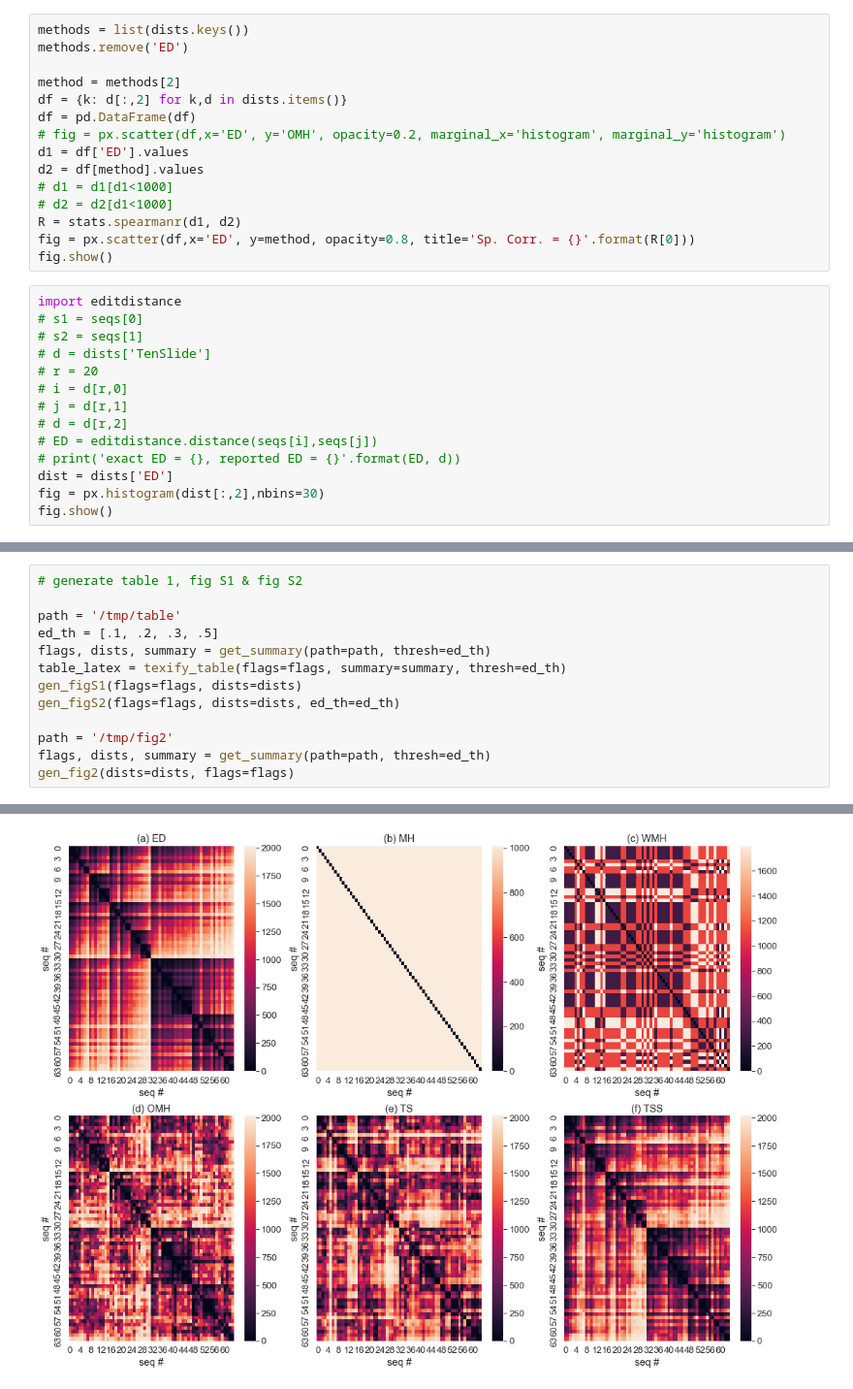
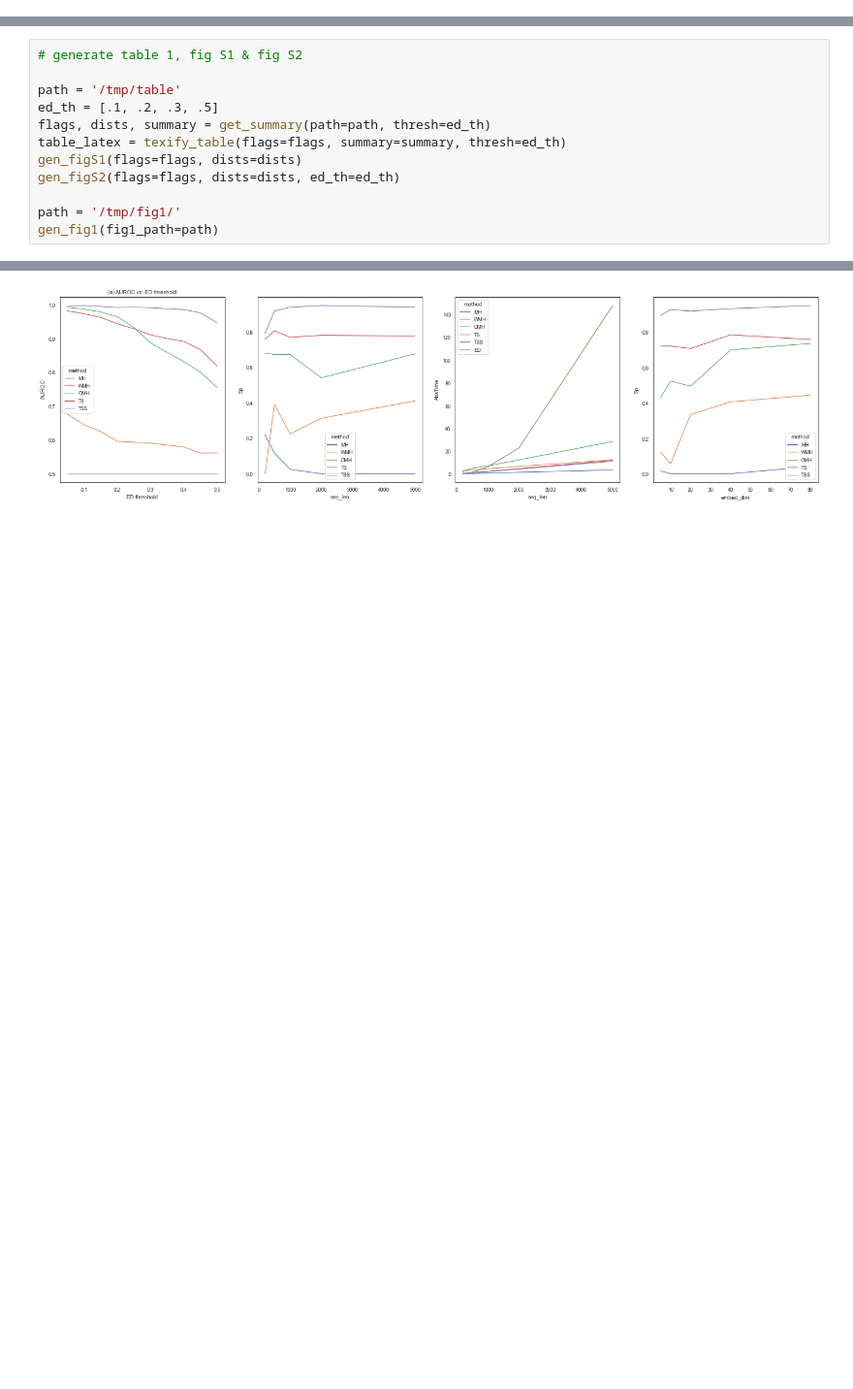
Before and after one commit to ajoudaki/PyTenSketch, a Jupyter notebook: view.ipynb, the cells around one changed output, grey strips where cells are left out. Shown at 97% size. Saved outputs shown, nothing was run; the diff lists cells and outputs as text; blank space fills up the shorter version.

```diff
--- a/view.ipynb
+++ b/view.ipynb
@@ -70,29 +127,0 @@ print('dists names : ', dists.keys())
-# %%
-methods = list(dists.keys())
-methods.remove('ED')
-
-method = methods[2]
-df = {k: d[:,2] for k,d in dists.items()}
-df = pd.DataFrame(df)
-# fig = px.scatter(df,x='ED', y='OMH', opacity=0.2, marginal_x='histogram', marginal_y='histogram')
-d1 = df['ED'].values
-d2 = df[method].values
-# d1 = d1[d1<1000]
-# d2 = d2[d1<1000]
-R = stats.spearmanr(d1, d2)
-fig = px.scatter(df,x='ED', y=method, opacity=0.8, title='Sp. Corr. = {}'.format(R[0]))
-fig.show()
-# %%
-import editdistance
-# s1 = seqs[0]
-# s2 = seqs[1]
-# d = dists['TenSlide']
-# r = 20
-# i = d[r,0]
-# j = d[r,1]
-# d = d[r,2]
-# ED = editdistance.distance(seqs[i],seqs[j])
-# print('exact ED = {}, reported ED = {}'.format(ED, d))
-dist = dists['ED']
-fig = px.histogram(dist[:,2],nbins=30)
-fig.show()
@@ -434,9 +392,8 @@ table_latex = texify_table(flags=flags, summary=summary, thresh=ed_th)
 gen_figS1(flags=flags, dists=dists)
 gen_figS2(flags=flags, dists=dists, ed_th=ed_th)
 
-path = '/tmp/fig2'
-flags, dists, summary = get_summary(path=path, thresh=ed_th)
-gen_fig2(dists=dists, flags=flags)
+path = '/tmp/fig1/'
+gen_fig1(fig1_path=path)
 # %% [output]
 The PostScript backend does not support transparency; partially transparent artists will be rendered opaque.
 The PostScript backend does not support transparency; partially transparent artists will be rendered opaque.
@@ -460 +417 @@ The PostScript backend does not support transparency; partially transparent arti
-[figure, old version]
+[figure, new version]
```
Also changed, not shown: parts of 9 cells of this notebook, 1 other file.
